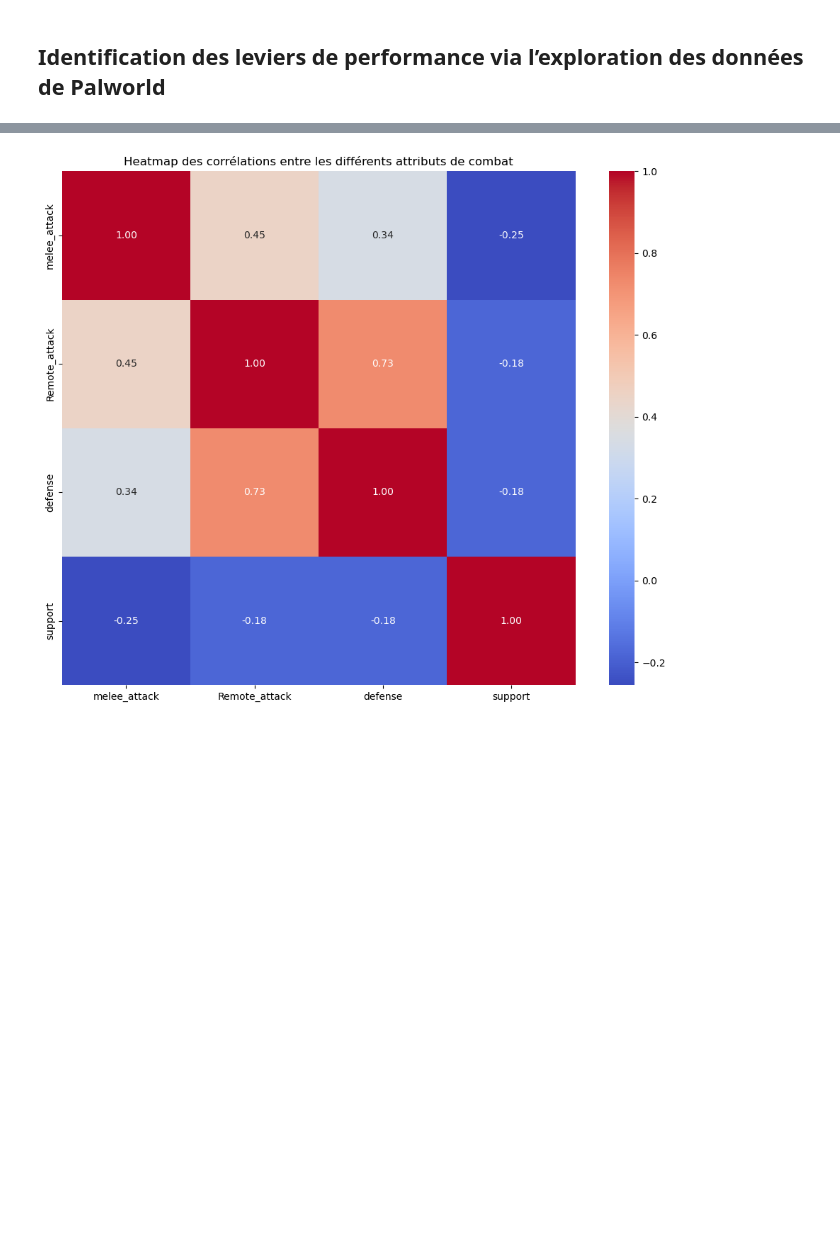
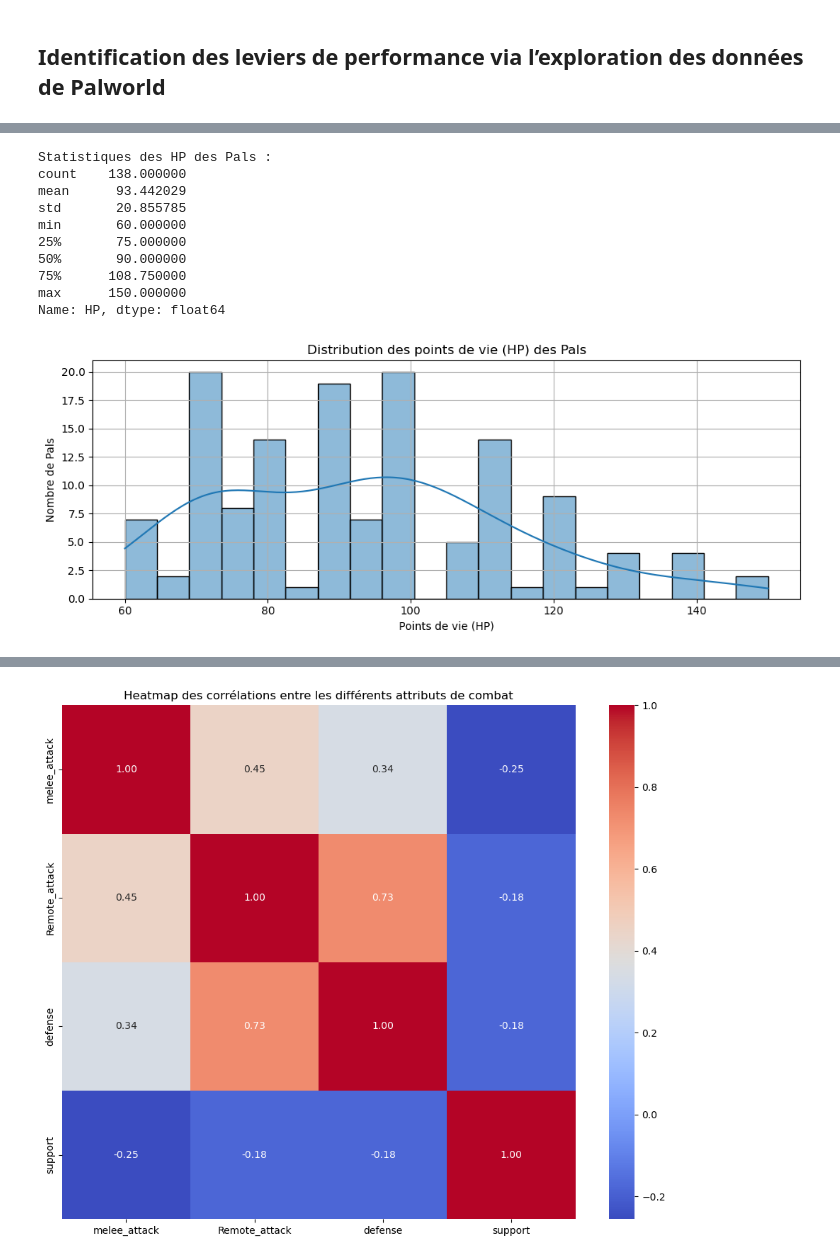
Before and after one commit to Paul-Emmanuel-Buffe/pals-analysis, a Jupyter notebook: notebooks/pals_analysis.ipynb, the cells around one changed output, grey strips where cells are left out. Cells and saved outputs as stored; diff of their text form; code cells hidden in the pictures; blank space fills up the shorter version.

```diff
--- a/notebooks/pals_analysis.ipynb
+++ b/notebooks/pals_analysis.ipynb
@@ -2719,0 +2897,57 @@ Connexion fermée.
+# %%
+# === Configuration connexion ===
+config = {
+    'user': 'root',
+    'password': 'cN06+#P34',
+    'host': 'localhost',
+    'port': 3307,
+    'database': 'palworld_database'
+}
+
+
+# === Connexion via SQLAlchemy ===
+engine = create_engine(
+    f"mariadb+mariadbconnector://{config['user']}:{config['password']}@{config['host']}:{config['port']}/{config['database']}"
+)
+
+# === Requête SQL pour récupérer les HP ===
+query = """
+SELECT name, HP
+FROM palu_combat_attribute
+WHERE HP IS NOT NULL;
+"""
+
+df_hp = pd.read_sql(query, engine)
+
+# === Nettoyage (si nécessaire) ===
+df_hp['HP'] = pd.to_numeric(df_hp['HP'], errors='coerce')
+df_hp.dropna(subset=['HP'], inplace=True)
+
+# === Statistiques descriptives ===
+print("Statistiques des HP des Pals :")
+print(df_hp['HP'].describe())
+
+# === Visualisation ===
+plt.figure(figsize=(10, 4))
+sns.histplot(df_hp['HP'], bins=20, kde=True)
+plt.title("Distribution des points de vie (HP) des Pals")
+plt.xlabel("Points de vie (HP)")
+plt.ylabel("Nombre de Pals")
+plt.grid(True)
+plt.tight_layout()
+plt.show()
+
+# === Déconnexion propre ===
+engine.dispose()
+# %% [output]
+Statistiques des HP des Pals :
+count    138.000000
+mean      93.442029
+std       20.855785
+min       60.000000
+25%       75.000000
+50%       90.000000
+75%      108.750000
+max      150.000000
+Name: HP, dtype: float64
+[figure, added]
```
Also changed, not shown: parts of 40 cells of this notebook, 9 other files.
